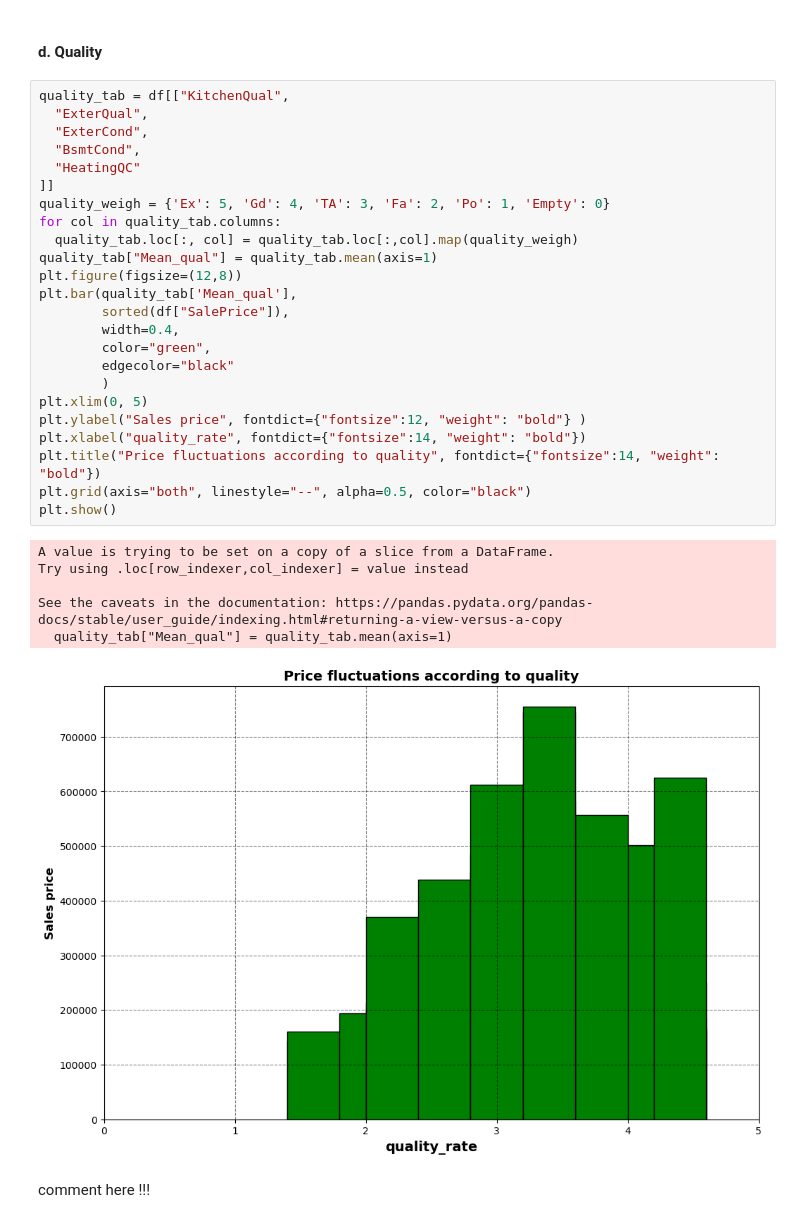
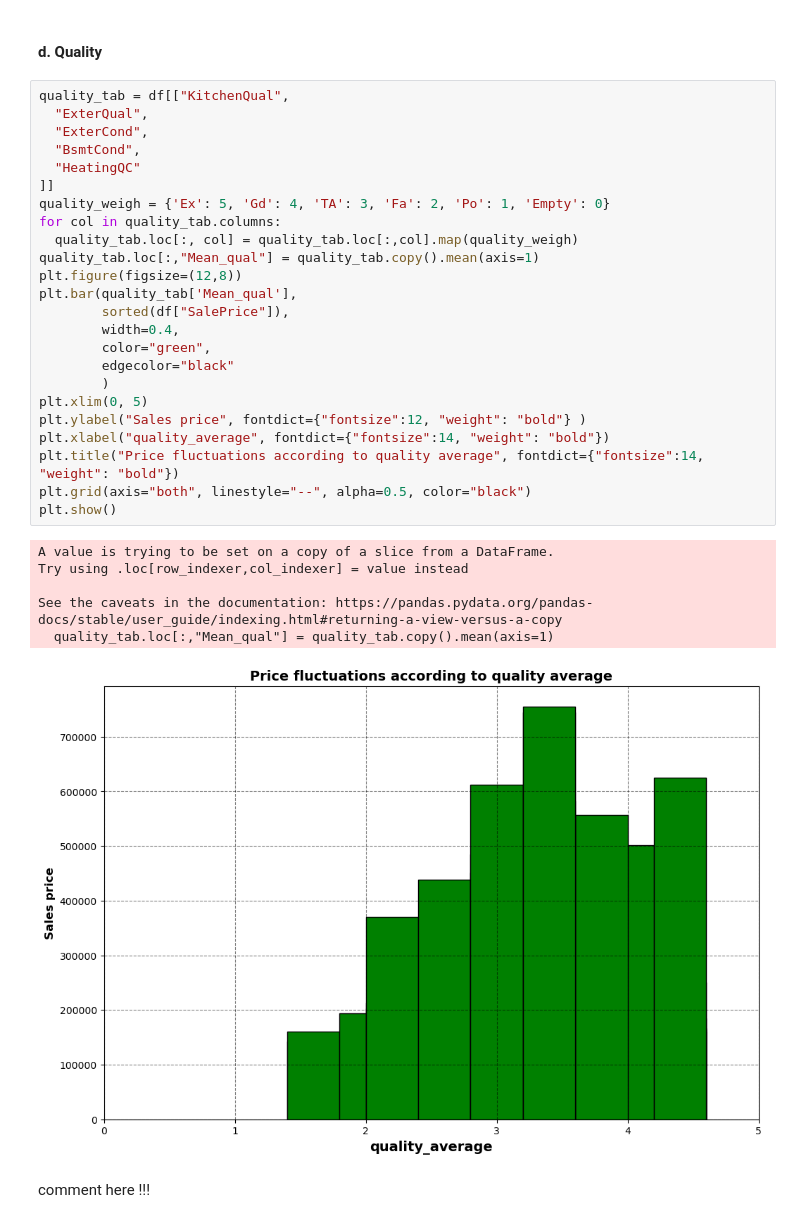
Before and after one commit to superMass14/immoSense, a Jupyter notebook: notebook/main.ipynb, the cells around one changed output. Saved outputs shown, nothing was run; the diff lists cells and outputs as text.

Commit message:
new: plots added (must be commented)

```diff
--- a/notebook/main.ipynb
+++ b/notebook/main.ipynb
@@ -310,34 +310,34 @@ df[["FullBath", "HalfBath", "BedroomAbvGr", "KitchenAbvGr", "SalePrice"]]
 # %%
 quality_tab = df[["KitchenQual",
   "ExterQual",
   "ExterCond",
   "BsmtCond",
   "HeatingQC"
 ]]
 quality_weigh = {'Ex': 5, 'Gd': 4, 'TA': 3, 'Fa': 2, 'Po': 1, 'Empty': 0}
 for col in quality_tab.columns:
   quality_tab.loc[:, col] = quality_tab.loc[:,col].map(quality_weigh)
-quality_tab["Mean_qual"] = quality_tab.mean(axis=1)
+quality_tab.loc[:,"Mean_qual"] = quality_tab.copy().mean(axis=1)
 plt.figure(figsize=(12,8))
 plt.bar(quality_tab['Mean_qual'],
         sorted(df["SalePrice"]),
         width=0.4,
         color="green",
         edgecolor="black"
         )
 plt.xlim(0, 5)
 plt.ylabel("Sales price", fontdict={"fontsize":12, "weight": "bold"} )
-plt.xlabel("quality_rate", fontdict={"fontsize":14, "weight": "bold"})
-plt.title("Price fluctuations according to quality", fontdict={"fontsize":14, "weight": "bold"})
+plt.xlabel("quality_average", fontdict={"fontsize":14, "weight": "bold"})
+plt.title("Price fluctuations according to quality average", fontdict={"fontsize":14, "weight": "bold"})
 plt.grid(axis="both", linestyle="--", alpha=0.5, color="black")
 plt.show()
 # %% [output]
 A value is trying to be set on a copy of a slice from a DataFrame.
 Try using .loc[row_indexer,col_indexer] = value instead
 
 See the caveats in the documentation: https://pandas.pydata.org/pandas-docs/stable/user_guide/indexing.html#returning-a-view-versus-a-copy
-  quality_tab["Mean_qual"] = quality_tab.mean(axis=1)
+  quality_tab.loc[:,"Mean_qual"] = quality_tab.copy().mean(axis=1)
-[figure, old version]
+[figure, new version]
 # %% [markdown]
 comment here !!!
 # %% [markdown]
```
Also changed, not shown: parts of 11 cells of this notebook.
